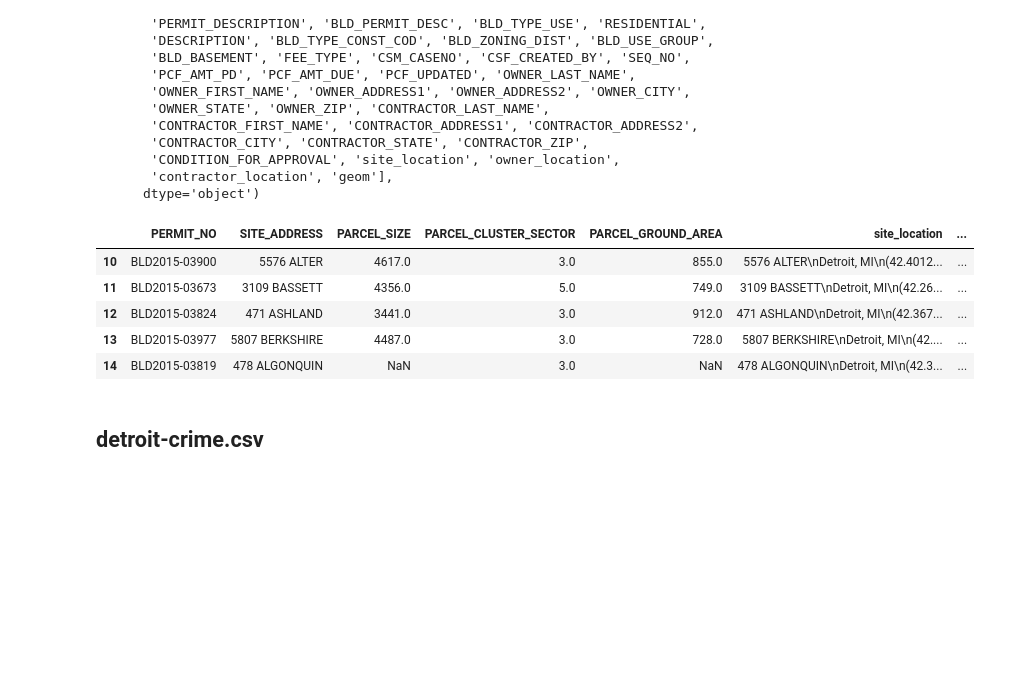
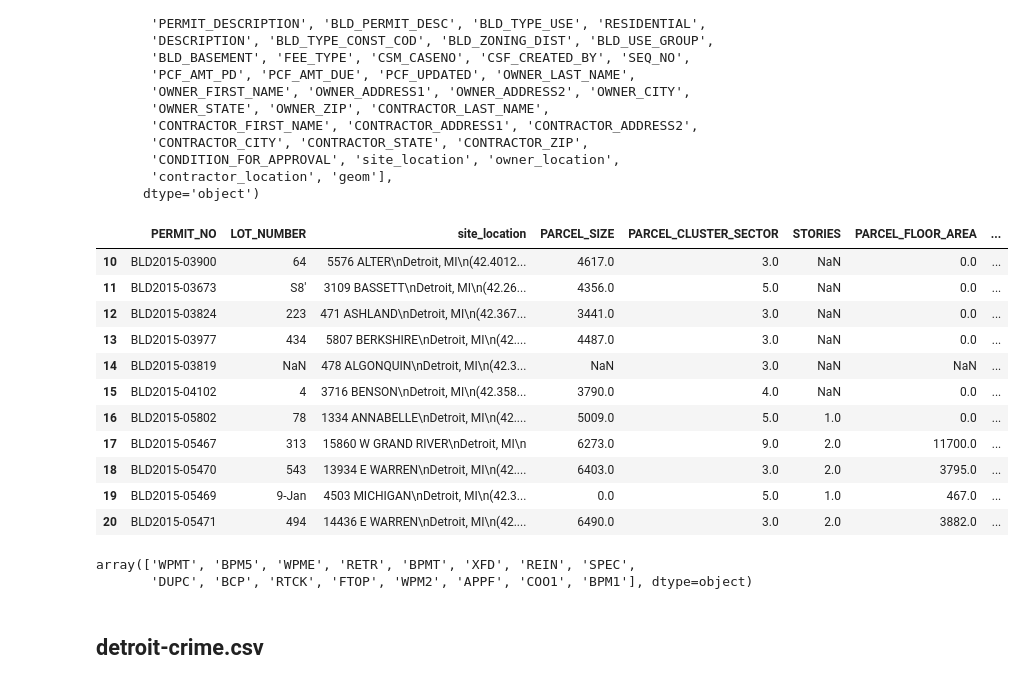
Before and after one commit to cyang019/blight_fight, a Jupyter notebook: src/Blight_study.ipynb, the cells around one changed output. Saved outputs shown, nothing was run; the diff lists cells and outputs as text; code cells hidden in the pictures; blank space fills up the shorter version.

```diff
--- a/src/Blight_study.ipynb
+++ b/src/Blight_study.ipynb
@@ -94,20 +96,31 @@ Index(['PERMIT_NO', 'PERMIT_APPLIED', 'PERMIT_ISSUED', 'PERMIT_EXPIRES',
        'contractor_location', 'geom'],
       dtype='object')
 # %%
-useful_columns = ['PERMIT_NO','SITE_ADDRESS',
-                  'PARCEL_SIZE','PARCEL_CLUSTER_SECTOR','PARCEL_GROUND_AREA',
-                  'site_location','owner_location','contractor_location']
+useful_columns = ['PERMIT_NO','LOT_NUMBER','site_location','PARCEL_SIZE',
+                  'PARCEL_CLUSTER_SECTOR','STORIES','PARCEL_FLOOR_AREA','PARCEL_GROUND_AREA',
+                  'BLD_PERMIT_TYPE','BLD_TYPE_USE','RESIDENTIAL','FEE_TYPE']
 # %%
 permits_part1 = permits.loc[:,useful_columns]
 # %%
-permits_part1.loc[10:14,:]
+permits_part1.loc[10:20,:]
 # %% [output]
-|  | PERMIT_NO | SITE_ADDRESS | PARCEL_SIZE | PARCEL_CLUSTER_SECTOR | PARCEL_GROUND_AREA | site_location | ... |
-| 10 | BLD2015-03900 | 5576 ALTER | 4617.0 | 3.0 | 855.0 | 5576 ALTER\nDetroit, MI\n(42.4012... | ... |
-| 11 | BLD2015-03673 | 3109 BASSETT | 4356.0 | 5.0 | 749.0 | 3109 BASSETT\nDetroit, MI\n(42.26... | ... |
-| 12 | BLD2015-03824 | 471 ASHLAND | 3441.0 | 3.0 | 912.0 | 471 ASHLAND\nDetroit, MI\n(42.367... | ... |
-| 13 | BLD2015-03977 | 5807 BERKSHIRE | 4487.0 | 3.0 | 728.0 | 5807 BERKSHIRE\nDetroit, MI\n(42.... | ... |
-| 14 | BLD2015-03819 | 478 ALGONQUIN | NaN | 3.0 | NaN | 478 ALGONQUIN\nDetroit, MI\n(42.3... | ... |
+|  | PERMIT_NO | LOT_NUMBER | site_location | PARCEL_SIZE | PARCEL_CLUSTER_SECTOR | STORIES | PARCEL_FLOOR_AREA | ... |
+| 10 | BLD2015-03900 | 64 | 5576 ALTER\nDetroit, MI\n(42.4012... | 4617.0 | 3.0 | NaN | 0.0 | ... |
+| 11 | BLD2015-03673 | S8' | 3109 BASSETT\nDetroit, MI\n(42.26... | 4356.0 | 5.0 | NaN | 0.0 | ... |
+| 12 | BLD2015-03824 | 223 | 471 ASHLAND\nDetroit, MI\n(42.367... | 3441.0 | 3.0 | NaN | 0.0 | ... |
+| 13 | BLD2015-03977 | 434 | 5807 BERKSHIRE\nDetroit, MI\n(42.... | 4487.0 | 3.0 | NaN | 0.0 | ... |
+| 14 | BLD2015-03819 | NaN | 478 ALGONQUIN\nDetroit, MI\n(42.3... | NaN | 3.0 | NaN | NaN | ... |
+| 15 | BLD2015-04102 | 4 | 3716 BENSON\nDetroit, MI\n(42.358... | 3790.0 | 4.0 | NaN | 0.0 | ... |
+| 16 | BLD2015-05802 | 78 | 1334 ANNABELLE\nDetroit, MI\n(42.... | 5009.0 | 5.0 | 1.0 | 0.0 | ... |
+| 17 | BLD2015-05467 | 313 | 15860 W GRAND RIVER\nDetroit, MI\n | 6273.0 | 9.0 | 2.0 | 11700.0 | ... |
+| 18 | BLD2015-05470 | 543 | 13934 E WARREN\nDetroit, MI\n(42.... | 6403.0 | 3.0 | 2.0 | 3795.0 | ... |
+| 19 | BLD2015-05469 | 9-Jan | 4503 MICHIGAN\nDetroit, MI\n(42.3... | 0.0 | 5.0 | 1.0 | 467.0 | ... |
+| 20 | BLD2015-05471 | 494 | 14436 E WARREN\nDetroit, MI\n(42.... | 6490.0 | 3.0 | 2.0 | 3882.0 | ... |
+# %%
+permits['FEE_TYPE'].unique()
+# %% [output]
+array(['WPMT', 'BPM5', 'WPME', 'RETR', 'BPMT', 'XFD', 'REIN', 'SPEC',
+       'DUPC', 'BCP', 'RTCK', 'FTOP', 'WPM2', 'APPF', 'COO1', 'BPM1'], dtype=object)
 # %% [markdown]
 ## detroit-crime.csv
 # %%
```
Also changed, not shown: parts of 2 cells of this notebook, 1 other file.
